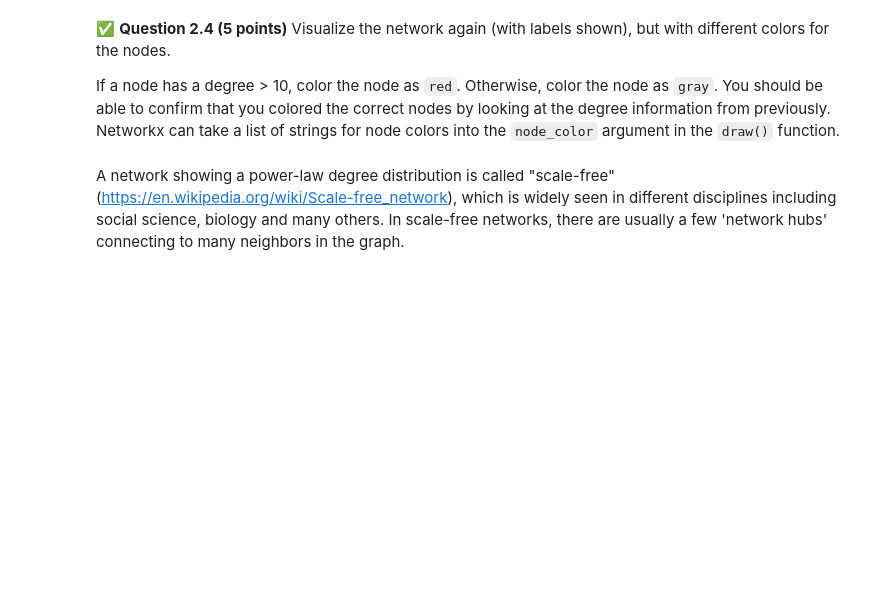
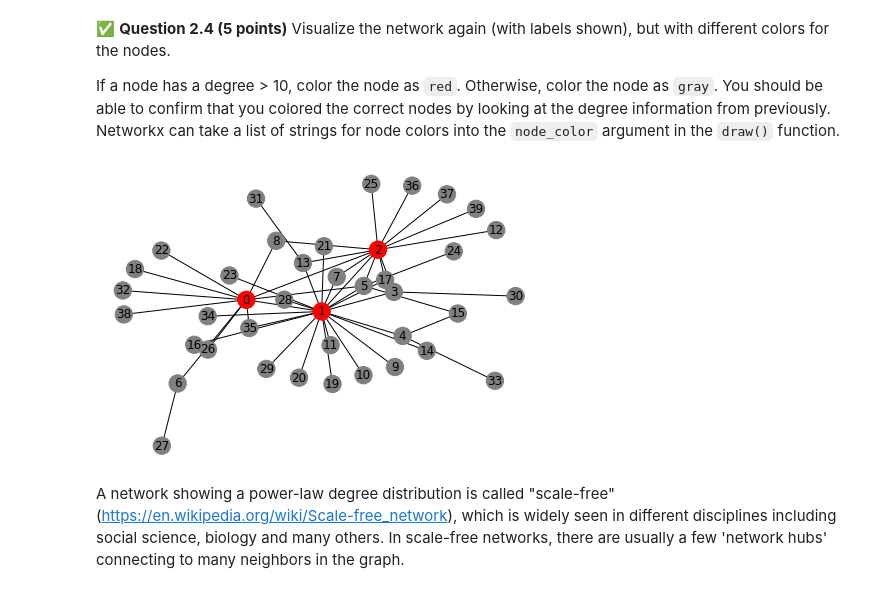
Before and after one commit to hewittso/cmse202-s21-turnin, a Jupyter notebook: hw-04/HW-04_graph_regression-STUDENT.ipynb, the cells around one changed output. Cells and saved outputs as stored; diff of their text form; code cells hidden in the pictures; blank space fills up the shorter version.

```diff
--- a/hw-04/HW-04_graph_regression-STUDENT.ipynb
+++ b/hw-04/HW-04_graph_regression-STUDENT.ipynb
@@ -84,3 +103,17 @@ If a node has a degree > 10, color the node as `red`.  Otherwise, color the node
+# %%
+# Put your code here:
+color_map=[]
+for node in G:
+    deg = y[node]
+
+    if deg >= 10:
+        color_map.append('red')
+    else:
+        color_map.append('gray')
+
+nx.draw(G, pos, with_labels=True, node_color= color_map)
+# %% [output]
+[figure, added]
 # %% [markdown]
 A network showing a power-law degree distribution is called "scale-free" (https://en.wikipedia.org/wiki/Scale-free_network), which is widely seen in different disciplines including social science, biology and many others. In scale-free networks, there are usually a few 'network hubs' connecting to many neighbors in the graph.
 # %% [markdown]
```
Also changed, not shown: parts of 19 cells of this notebook.
